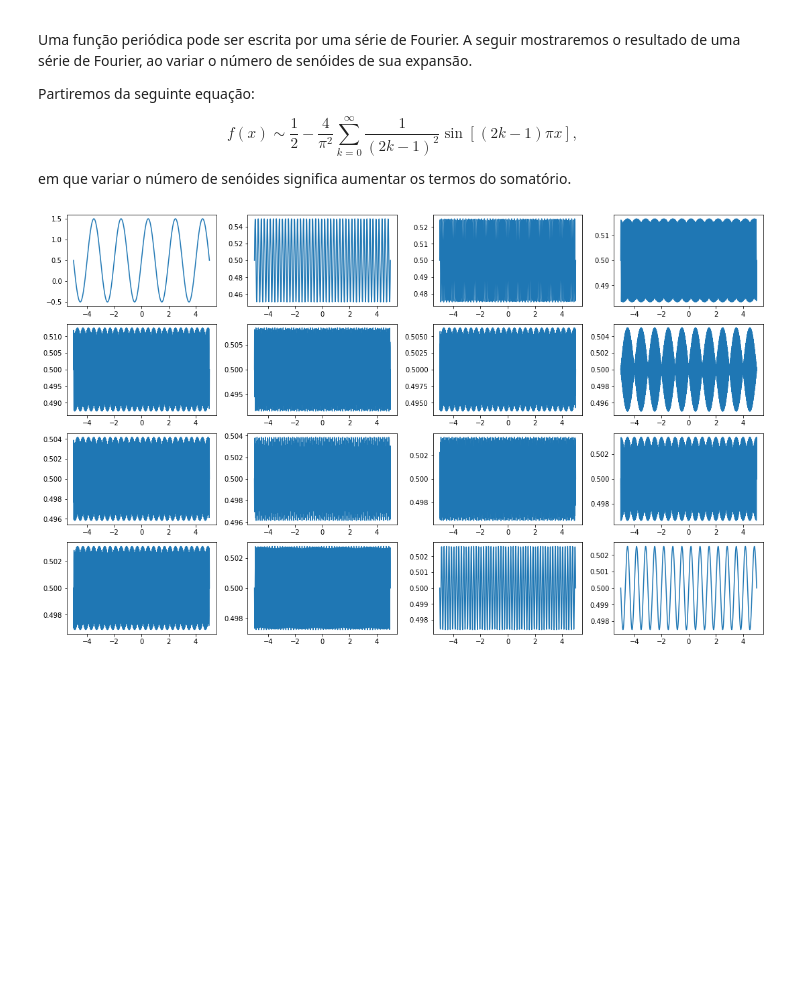
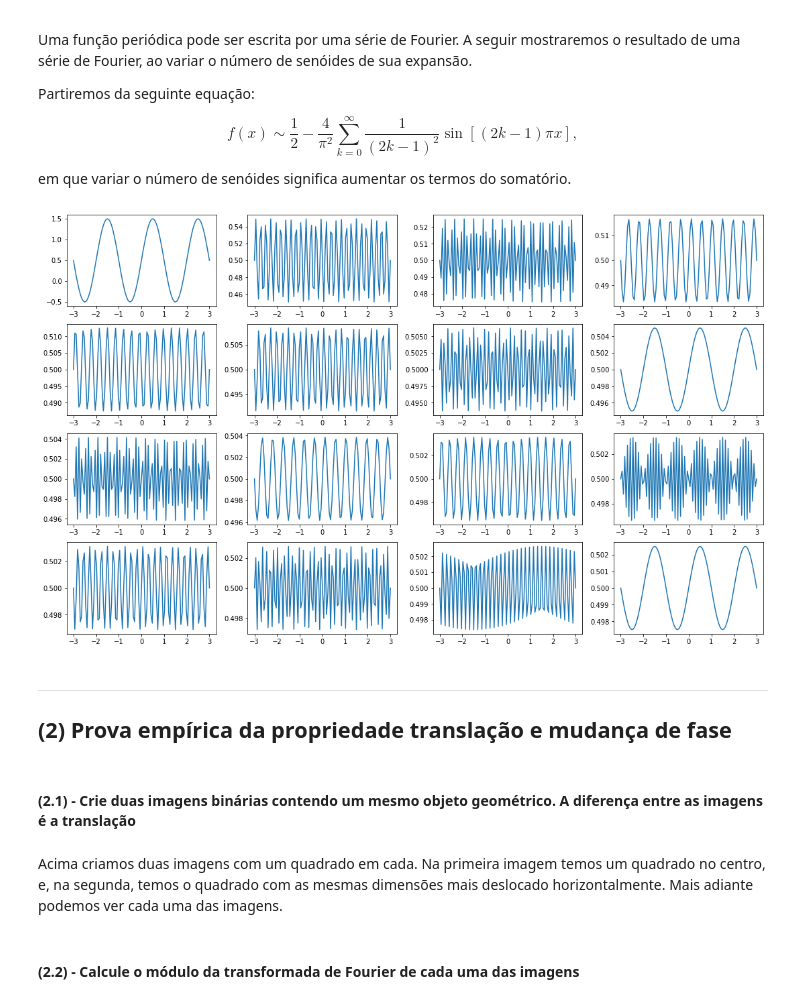
Before and after one commit to achiaver/computer_vision, a Jupyter notebook: trabalho_06/notebooks/trabalho_06.ipynb, the cells around one changed output. Cells and saved outputs as stored; diff of their text form; code cells hidden in the pictures; blank space fills up the shorter version.

```diff
--- a/trabalho_06/notebooks/trabalho_06.ipynb
+++ b/trabalho_06/notebooks/trabalho_06.ipynb
@@ -85,3 +80,5 @@ def fourier_series(x, n):
             f = f - bn(n) * np.sin(wn(n) * x)
 
     return f
+# %%
+x_ = np.linspace(-3, 3, num = 101)
@@ -108,32 +108,38 @@ ax4 = fig.add_subplot(grid[1, 0])#, sharey = ax0)
 ax5 = fig.add_subplot(grid[1, 1])#, sharey = ax0)
 ax6 = fig.add_subplot(grid[1, 2])#, sharey = ax0)
 ax7 = fig.add_subplot(grid[1, 3])#, sharey = ax0)
 
 ax4.plot(x_, Fn[20])
 ax5.plot(x_, Fn[30])
 ax6.plot(x_, Fn[40])
 ax7.plot(x_, Fn[50])
 
 ax8 = fig.add_subplot(grid[2, 0])#, sharey = ax0)
 ax9 = fig.add_subplot(grid[2, 1])#, sharey = ax0)
 ax10 = fig.add_subplot(grid[2, 2])#, sharey = ax0)
 ax11 = fig.add_subplot(grid[2, 3])#, sharey = ax0)
 
 ax8.plot(x_, Fn[60])
 ax9.plot(x_, Fn[65])
 ax10.plot(x_, Fn[70])
 ax11.plot(x_, Fn[75])
 
 ax12 = fig.add_subplot(grid[3, 0])#, sharey = ax0)
 ax13 = fig.add_subplot(grid[3, 1])#, sharey = ax0)
 ax14 = fig.add_subplot(grid[3, 2])#, sharey = ax0)
 ax15 = fig.add_subplot(grid[3, 3])#, sharey = ax0)
 
 ax12.plot(x_, Fn[80])
 ax13.plot(x_, Fn[90])
 ax14.plot(x_, Fn[95])
-ax15.plot(x_, Fn[99])
+ax15.plot(x_, Fn[100])
 
 plt.show()
 # %% [output]
-[figure, old version]
+[figure, new version]
+# %% [markdown]
+-------
+
+## (2) Prova empírica da propriedade translação e mudança de fase
+# %% [markdown]
+#### (2.1) - Crie duas imagens binárias contendo um mesmo objeto geométrico. A diferença entre as imagens é a translação
@@ -139,0 +151,4 @@ plt.show()
+# %% [markdown]
+Acima criamos duas imagens com um quadrado em cada. Na primeira imagem temos um quadrado no centro, e, na segunda, temos o quadrado com as mesmas dimensões mais deslocado horizontalmente. Mais adiante podemos ver cada uma das imagens.
+# %% [markdown]
+#### (2.2) - Calcule o módulo da transformada de Fourier de cada uma das imagens
```
Also changed, not shown: parts of 9 cells of this notebook.
